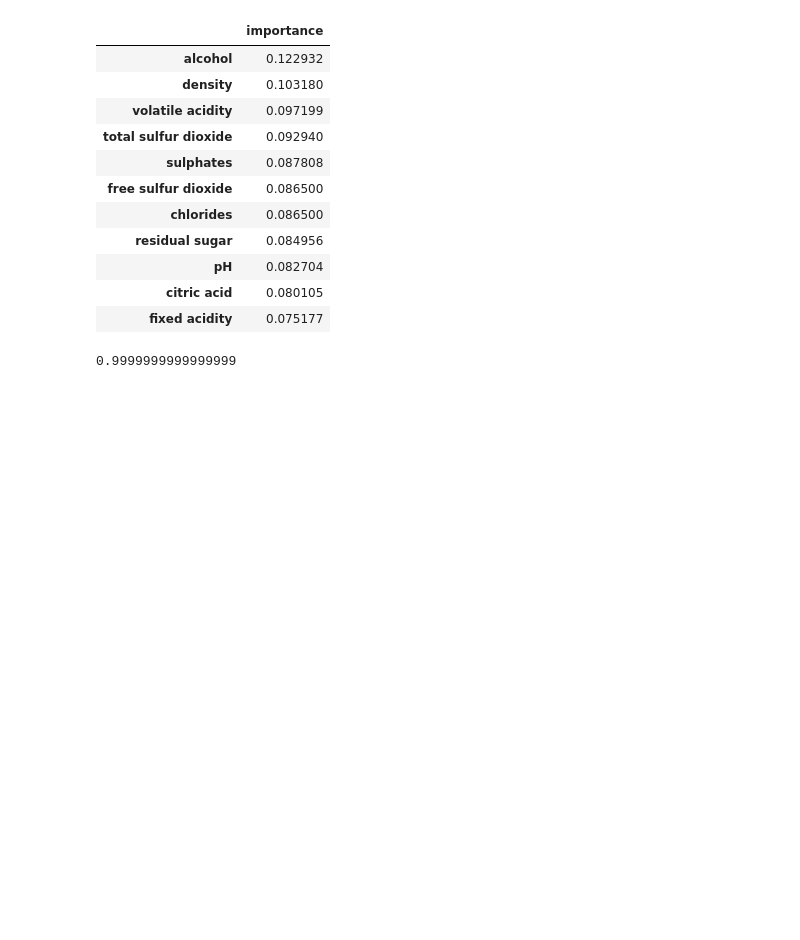
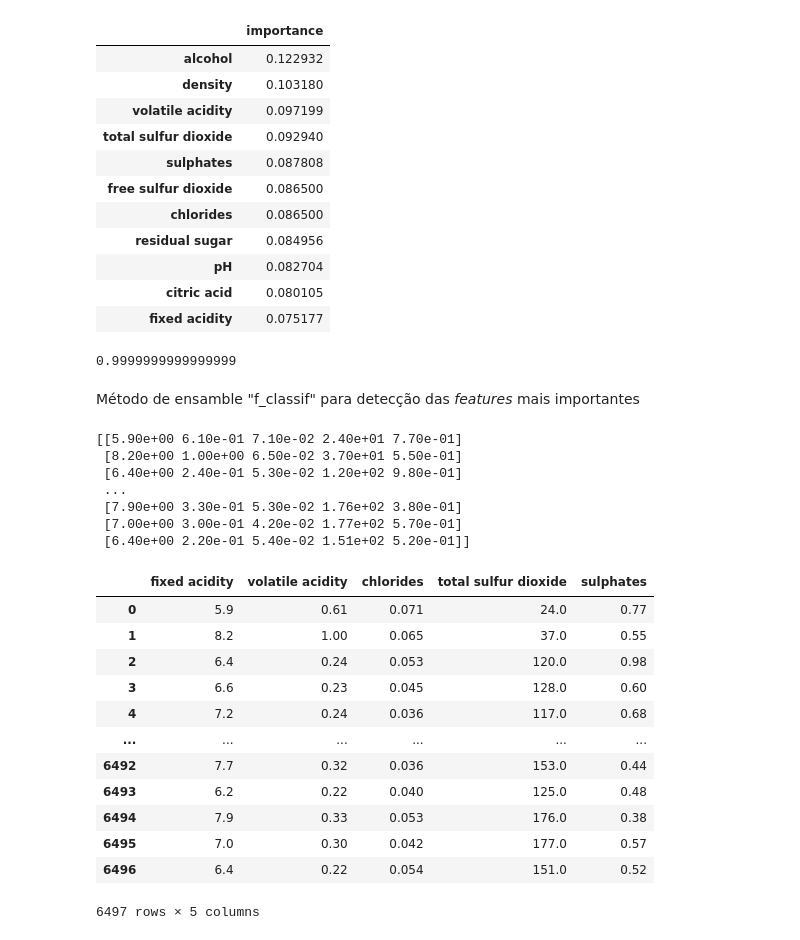
Before and after one commit to victorma969/Treinamento-IEEE, a Jupyter notebook: WineQuality-Periodo-3.ipynb, the cells around one changed output. Drawn from its saved outputs; the diff is of its cells as text; code cells hidden in the pictures; blank space fills up the shorter version.

```diff
--- a/WineQuality-Periodo-3.ipynb
+++ b/WineQuality-Periodo-3.ipynb
@@ -244,3 +244,38 @@ display(feature_importances)
 | citric acid | 0.080105 |
 | fixed acidity | 0.075177 |
 0.9999999999999999
+# %% [markdown]
+Método de ensamble "f_classif" para detecção das *features* mais importantes
+# %%
+from sklearn.feature_selection import SelectKBest
+from sklearn.feature_selection import f_classif, mutual_info_classif
+f_classif = SelectKBest(score_func=f_classif, k=5)
+fit = f_classif.fit(df,label)
+features = fit.transform(df)
+
+# Visualizando as features:
+print(features)
+
+cols = fit.get_support(indices=True)
+df.iloc[:,cols]
+# %% [output]
+[[5.90e+00 6.10e-01 7.10e-02 2.40e+01 7.70e-01]
+ [8.20e+00 1.00e+00 6.50e-02 3.70e+01 5.50e-01]
+ [6.40e+00 2.40e-01 5.30e-02 1.20e+02 9.80e-01]
+ ...
+ [7.90e+00 3.30e-01 5.30e-02 1.76e+02 3.80e-01]
+ [7.00e+00 3.00e-01 4.20e-02 1.77e+02 5.70e-01]
+ [6.40e+00 2.20e-01 5.40e-02 1.51e+02 5.20e-01]]
+|  | fixed acidity | volatile acidity | chlorides | total sulfur dioxide | sulphates |
+| 0 | 5.9 | 0.61 | 0.071 | 24.0 | 0.77 |
+| 1 | 8.2 | 1.00 | 0.065 | 37.0 | 0.55 |
+| 2 | 6.4 | 0.24 | 0.053 | 120.0 | 0.98 |
+| 3 | 6.6 | 0.23 | 0.045 | 128.0 | 0.60 |
+| 4 | 7.2 | 0.24 | 0.036 | 117.0 | 0.68 |
+| ... | ... | ... | ... | ... | ... |
+| 6492 | 7.7 | 0.32 | 0.036 | 153.0 | 0.44 |
+| 6493 | 6.2 | 0.22 | 0.040 | 125.0 | 0.48 |
+| 6494 | 7.9 | 0.33 | 0.053 | 176.0 | 0.38 |
+| 6495 | 7.0 | 0.30 | 0.042 | 177.0 | 0.57 |
+| 6496 | 6.4 | 0.22 | 0.054 | 151.0 | 0.52 |
+6497 rows × 5 columns
```
